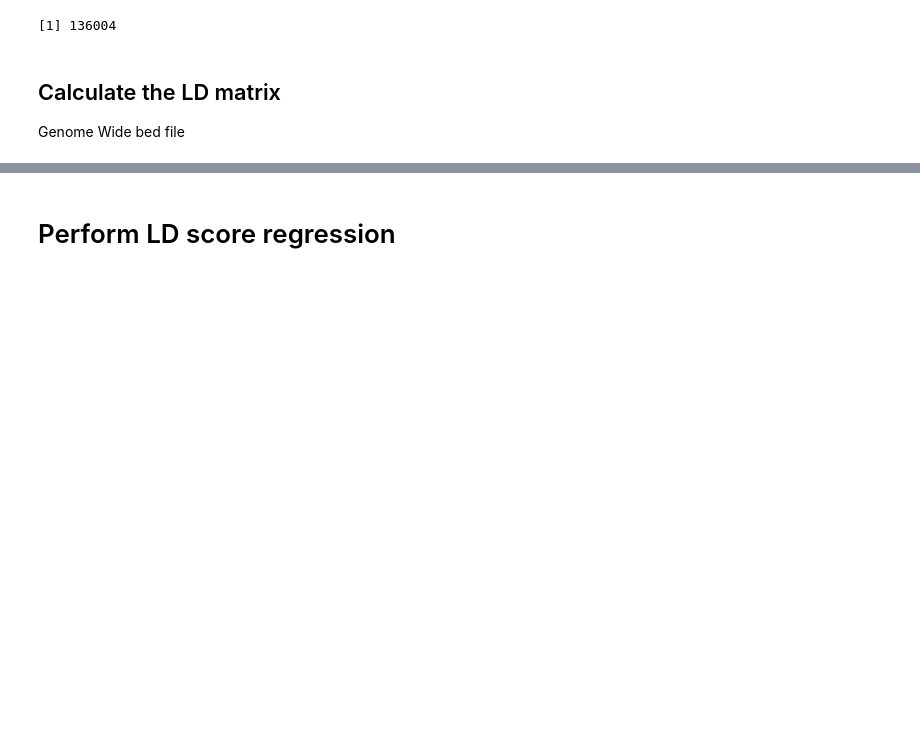
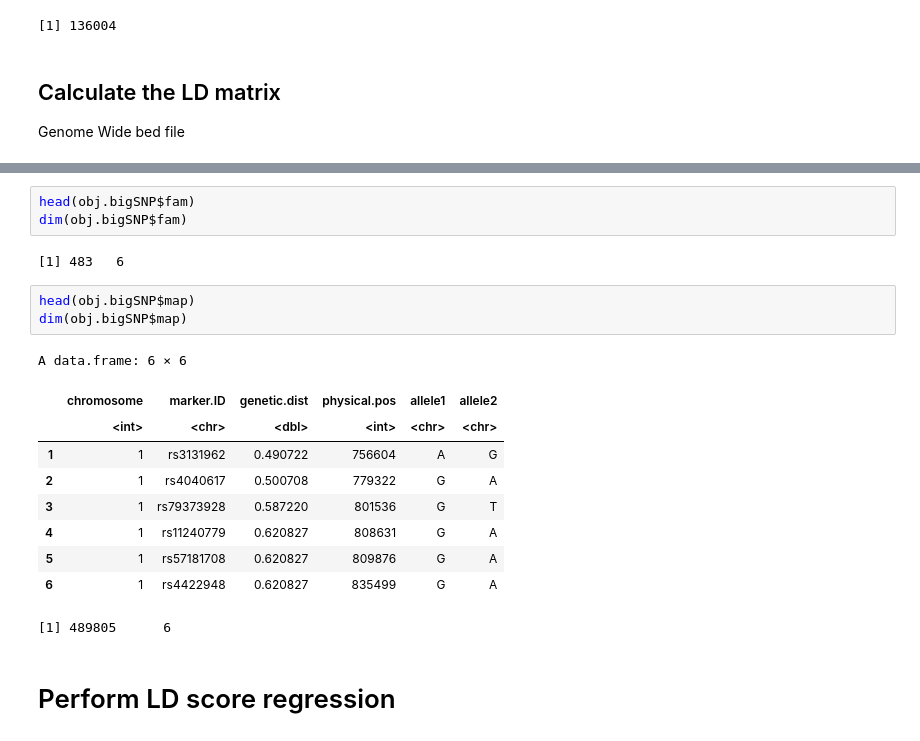
Before and after one commit to cumc/bioworkflows, a Jupyter notebook: ldpred/choi.ipynb, the cells around one changed output, grey strips where cells are left out. Cells and saved outputs as stored; diff of their text form; blank space fills up the shorter version.

```diff
--- a/ldpred/choi.ipynb
+++ b/ldpred/choi.ipynb
@@ -174,3 +204,22 @@ Creating directory "tmp-dataset" which didn't exist..
+# %%
+head(obj.bigSNP$fam)
+dim(obj.bigSNP$fam)
+# %% [output]
+[1] 483   6
+# %%
+head(obj.bigSNP$map)
+dim(obj.bigSNP$map)
+# %% [output]
+A data.frame: 6 × 6
+|  | chromosome | marker.ID | genetic.dist | physical.pos | allele1 | allele2 |
+|  | <int> | <chr> | <dbl> | <int> | <chr> | <chr> |
+| 1 | 1 | rs3131962 | 0.490722 | 756604 | A | G |
+| 2 | 1 | rs4040617 | 0.500708 | 779322 | G | A |
+| 3 | 1 | rs79373928 | 0.587220 | 801536 | G | T |
+| 4 | 1 | rs11240779 | 0.620827 | 808631 | G | A |
+| 5 | 1 | rs57181708 | 0.620827 | 809876 | G | A |
+| 6 | 1 | rs4422948 | 0.620827 | 835499 | G | A |
+[1] 489805      6
 # %% [markdown]
 # Perform LD score regression
 # %%
```
Also changed, not shown: parts of 4 cells of this notebook, 1 other file.
